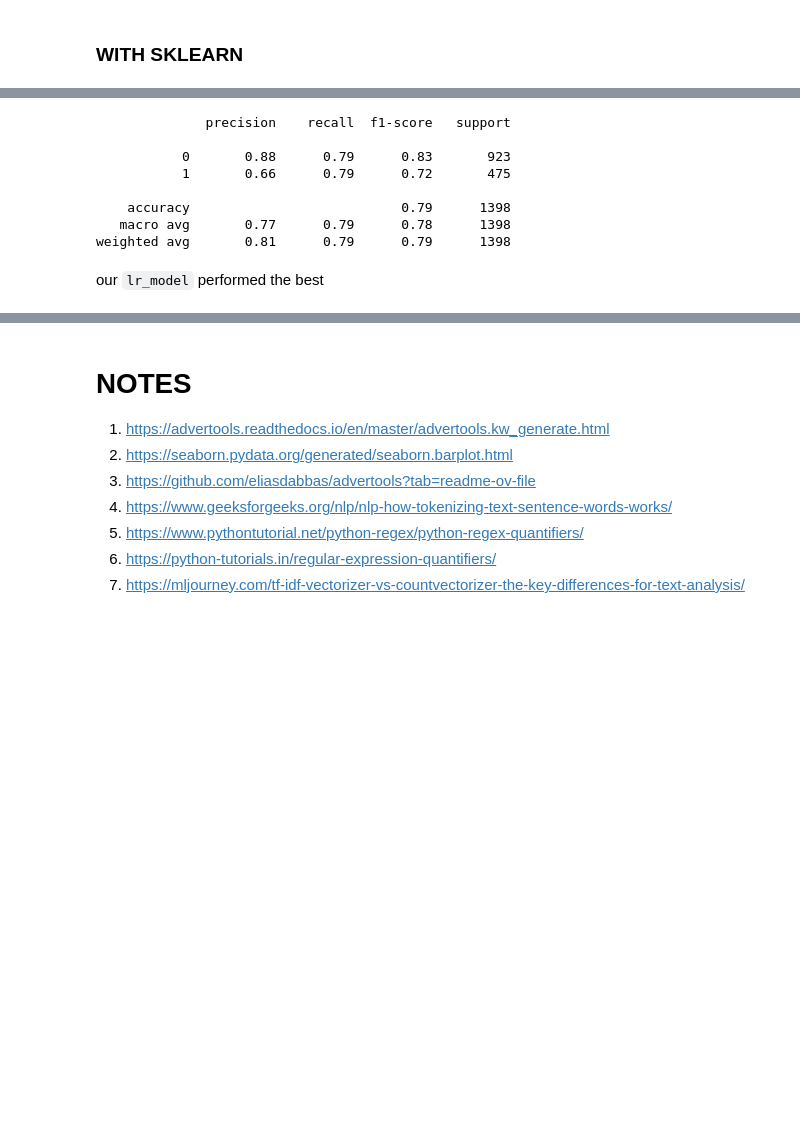
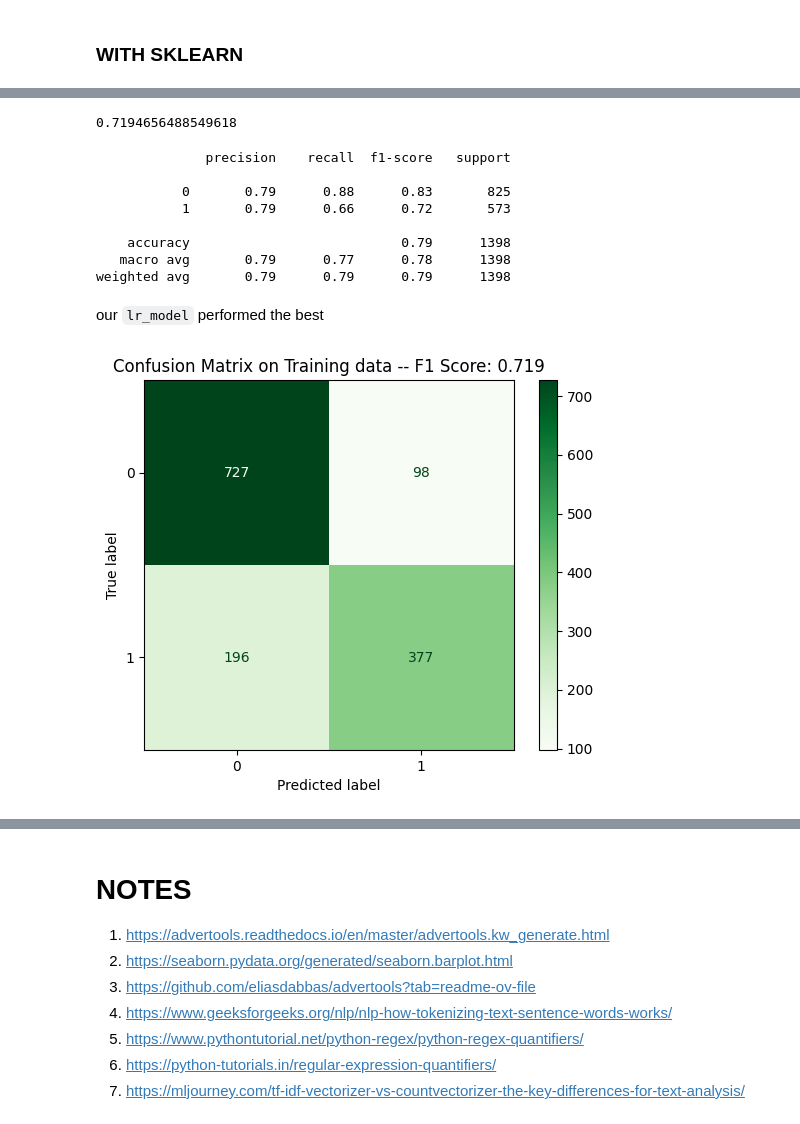
Before and after one commit to ChisomNwankwo/Natural-Language-Processing-with-Disaster-Tweets, a Jupyter notebook: natural-language-processing-with-disaster-tweets.ipynb, the cells around one changed output, grey strips where cells are left out. Cells and saved outputs as stored; diff of their text form; code cells hidden in the pictures; blank space fills up the shorter version.

```diff
--- a/natural-language-processing-with-disaster-tweets.ipynb
+++ b/natural-language-processing-with-disaster-tweets.ipynb
@@ -501,8 +533,12 @@ from xgboost import XGBClassifier
 # %%
-lr =  LogisticRegression()
+lr =  LogisticRegression(class_weight= 'balanced')
 lr.fit(X_train_smote,y_train_smote)
 
 lr_model = lr.predict(X_test)
+
+f1_score(y_test,lr_model)
+# %% [output]
+0.7194656488549618
 # %%
 rf = RandomForestClassifier()
 rf.fit(X_train_smote, y_train_smote)
@@ -514,15 +550,15 @@ xg.fit(X_train_smote,y_train_smote)
 
 xg_model = xg.predict(X_test)
 # %%
-print(classification_report(lr_model,y_test))
+print(classification_report(y_test,lr_model))
 # %% [output]
               precision    recall  f1-score   support
 
-           0       0.88      0.79      0.83       923
-           1       0.66      0.79      0.72       475
+           0       0.79      0.88      0.83       825
+           1       0.79      0.66      0.72       573
 
     accuracy                           0.79      1398
-   macro avg       0.77      0.79      0.78      1398
-weighted avg       0.81      0.79      0.79      1398
+   macro avg       0.79      0.77      0.78      1398
+weighted avg       0.79      0.79      0.79      1398
 # %% [markdown]
 our `lr_model` performed the best
@@ -528,0 +568,21 @@ our `lr_model` performed the best
+# %%
+def display_CM(y_true, y_pred, model, dataset):
+    # Compute confusion matrix
+    cm = confusion_matrix(y_true, y_pred, labels=model.classes_)
+
+    # Display confusion matrix
+    disp = ConfusionMatrixDisplay(confusion_matrix=cm, display_labels=model.classes_)
+    plot_disp = disp.plot(cmap=plt.cm.Greens)
+
+    # Compute F1 score
+    f1 = f1_score(y_true, y_pred)
+
+    # Title with F1 score
+    plt.title(f'Confusion Matrix on {dataset} data -- F1 Score: {f1:.3f}')
+    return plot_disp
+
+# Example usage
+display_CM(y_test,lr_model,lr,'Training')
+plt.show()
+# %% [output]
+[figure, added]
```
Also changed, not shown: parts of 11 cells of this notebook.
